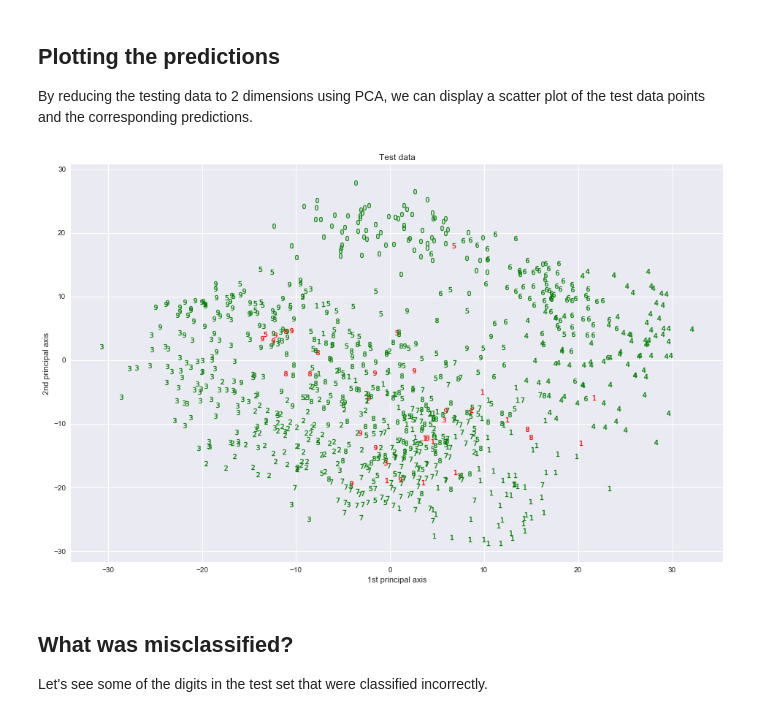
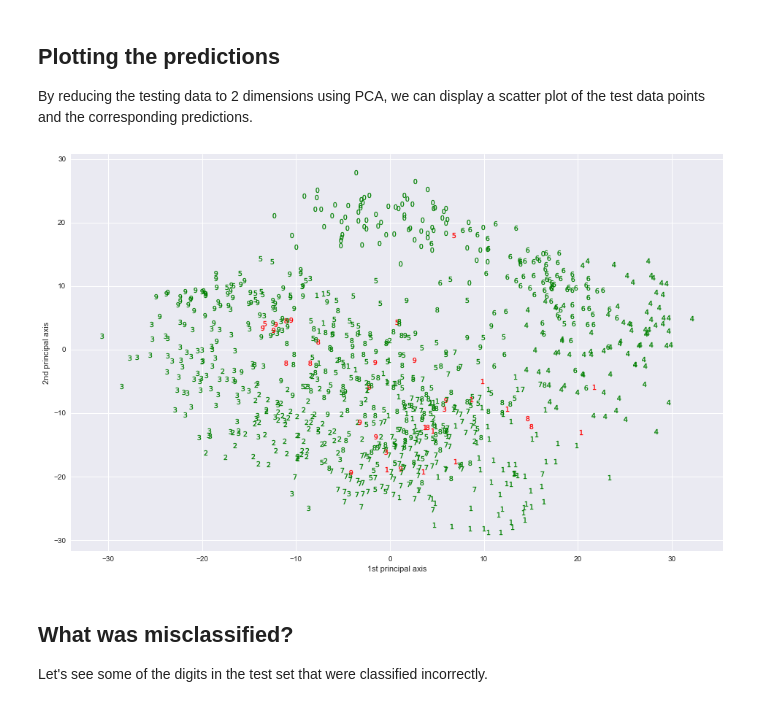
Before and after one commit to artemmavrin/StatTools, a Jupyter notebook: examples/Multiclass Logistic Regression.ipynb, the cells around one changed output. Cells and saved outputs as stored; diff of their text form; code cells hidden in the pictures.

```diff
--- a/examples/Multiclass Logistic Regression.ipynb
+++ b/examples/Multiclass Logistic Regression.ipynb
@@ -100,23 +101,13 @@ plt.close()
 ## Plotting the predictions
 
 By reducing the testing data to 2 dimensions using PCA, we can display a scatter plot of the test data points and the corresponding predictions.
-# %%
-x_test_2d = pca.transform(x_test, dim=2)
-
-# Plot the labeled training and test data
-plt.figure(figsize=(16, 10))
-for label_true, label_pred in product(data.target_names, data.target_names):
-    marker = "$" + str(label_pred) + "$"
-    color = "g" if label_pred == label_true else "r"
-    idx = (pred_test == label_pred) * (y_test == label_true)
-    plt.scatter(x_test_2d[idx, 0], x_test_2d[idx, 1], c=color, marker=marker)
-plt.title("Test data")
-plt.xlabel("1st principal axis")
-plt.ylabel("2nd principal axis")
-plt.show()
-plt.close()
-# %% [output]
-[figure, removed]
+# %%
+plt.figure(figsize=(16, 10))
+pca_label_plot(x_test, y_test, pred_test, pca=pca)
+plt.show()
+plt.close()
+# %% [output]
+[figure, added]
 # %% [markdown]
 ## What was misclassified?
 
```
Also changed, not shown: parts of 2 cells of this notebook, 3 other files.
